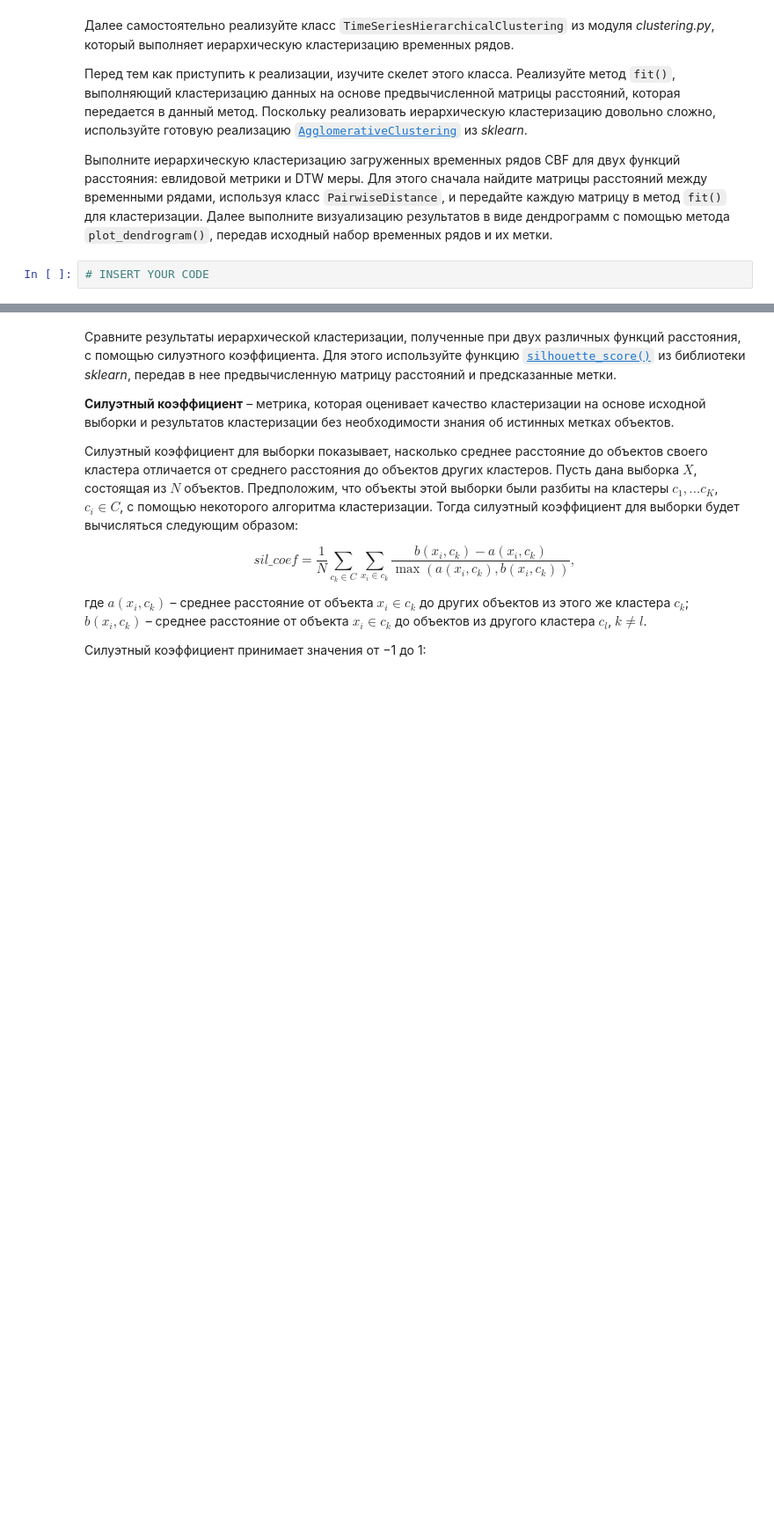
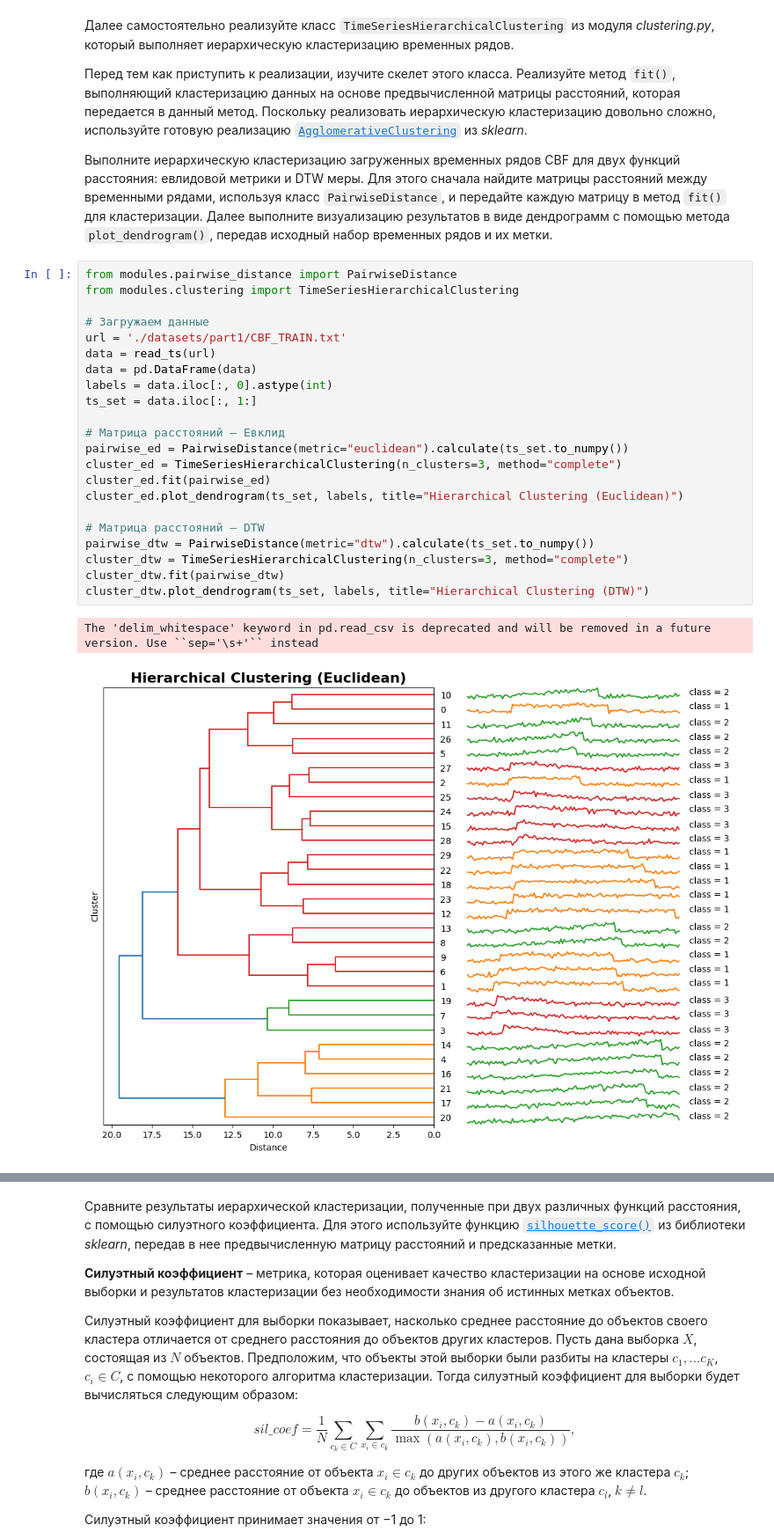
Before and after one commit to Chek-in-play/25-Chekrygin-TimeSeriesCourse, a Jupyter notebook: practice/01 Basics/01 Basics.ipynb, the cells around one changed output, grey strips where cells are left out. Shown at 88% size. Cells and saved outputs as stored; diff of their text form; blank space fills up the shorter version.

```diff
--- a/practice/01 Basics/01 Basics.ipynb
+++ b/practice/01 Basics/01 Basics.ipynb
@@ -191,5 +268,28 @@ labels = data.iloc[:, 0]
 Выполните иерархическую кластеризацию загруженных временных рядов CBF для двух функций расстояния: евлидовой метрики и DTW меры.
 Для этого сначала найдите матрицы расстояний между временными рядами, используя класс `PairwiseDistance`, и передайте каждую матрицу в метод `fit()` для кластеризации.
 Далее выполните визуализацию результатов в виде дендрограмм с помощью метода `plot_dendrogram()`, передав исходный набор временных рядов и их метки.
-# %%
-# INSERT YOUR CODE
+# %%
+from modules.pairwise_distance import PairwiseDistance
+from modules.clustering import TimeSeriesHierarchicalClustering
+
+# Загружаем данные
+url = './datasets/part1/CBF_TRAIN.txt'
+data = read_ts(url)
+data = pd.DataFrame(data)
+labels = data.iloc[:, 0].astype(int)
+ts_set = data.iloc[:, 1:]
+
+# Матрица расстояний — Евклид
+pairwise_ed = PairwiseDistance(metric="euclidean").calculate(ts_set.to_numpy())
+cluster_ed = TimeSeriesHierarchicalClustering(n_clusters=3, method="complete")
+cluster_ed.fit(pairwise_ed)
+cluster_ed.plot_dendrogram(ts_set, labels, title="Hierarchical Clustering (Euclidean)")
+
+# Матрица расстояний — DTW
+pairwise_dtw = PairwiseDistance(metric="dtw").calculate(ts_set.to_numpy())
+cluster_dtw = TimeSeriesHierarchicalClustering(n_clusters=3, method="complete")
+cluster_dtw.fit(pairwise_dtw)
+cluster_dtw.plot_dendrogram(ts_set, labels, title="Hierarchical Clustering (DTW)")
+# %% [output]
+The 'delim_whitespace' keyword in pd.read_csv is deprecated and will be removed in a future version. Use ``sep='\s+'`` instead
+[figure, added]
```
Also changed, not shown: parts of 15 cells of this notebook.
